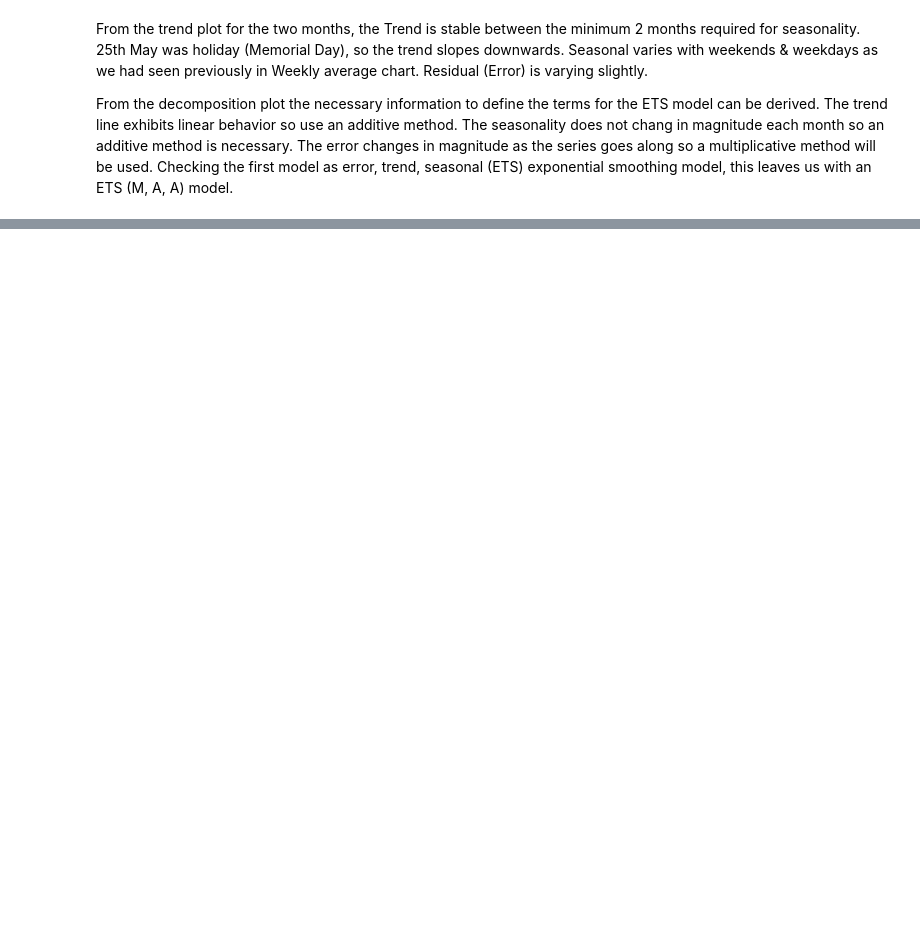
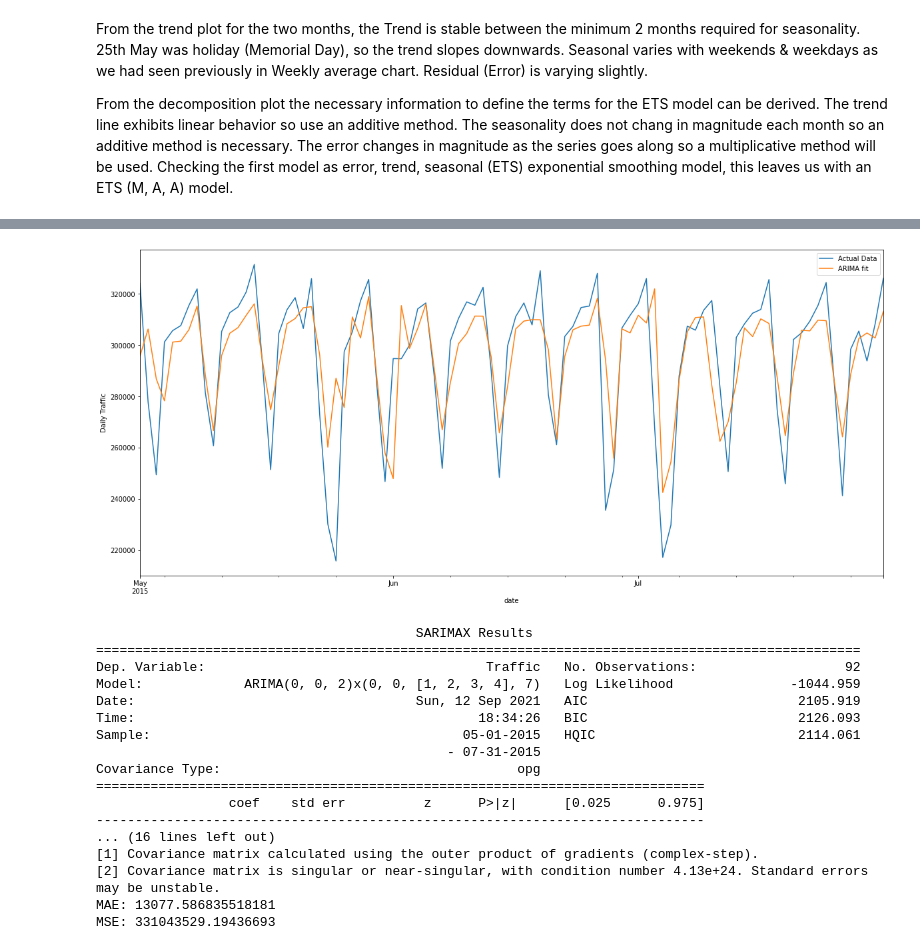
Before and after one commit to AdhirKirtikar/OCBCHack-IT, a Jupyter notebook: US Traffic 2015 Analysis.ipynb, the cells around one changed output, grey strips where cells are left out. Drawn from its saved outputs; the diff is of its cells as text; code cells hidden in the pictures; blank space fills up the shorter version.

```diff
--- a/US Traffic 2015 Analysis.ipynb
+++ b/US Traffic 2015 Analysis.ipynb
@@ -671,0 +816,41 @@ print(dfPredictETS)
+# %%
+# Create a model based on Traffic values with ARIMA(0,0,2)(0,0,4) model with weekly seasonal i.e. 7 days periods
+modelARIMA002006 = sm.tsa.arima.ARIMA(acfInput, order=(0, 0, 2), seasonal_order=(0, 0, 4, 7))
+
+# Prepare the plot area
+plt.rcParams["figure.figsize"] = (20, 9)
+
+# Fit the model
+fitARIMA002006 = modelARIMA002006.fit()
+
+# Label and plot the actual data and the fitted model
+acfInput.plot(label="Actual Data")
+fitARIMA002006.fittedvalues.plot(label="ARIMA fit")
+plt.ylabel("Daily Traffic")
+
+plt.legend()
+plt.show()
+
+# Display some statistics of the model
+print(fitARIMA002006.summary())
+print("MAE:", fitARIMA002006.mae)
+print("MSE:", fitARIMA002006.mse)
+# %% [output]
+[figure, added]
+                                         SARIMAX Results
+==================================================================================================
+Dep. Variable:                                    Traffic   No. Observations:                   92
+Model:             ARIMA(0, 0, 2)x(0, 0, [1, 2, 3, 4], 7)   Log Likelihood               -1044.959
+Date:                                    Sun, 12 Sep 2021   AIC                           2105.919
+Time:                                            18:34:26   BIC                           2126.093
+Sample:                                        05-01-2015   HQIC                          2114.061
+                                             - 07-31-2015
+Covariance Type:                                      opg
+==============================================================================
+                 coef    std err          z      P>|z|      [0.025      0.975]
+------------------------------------------------------------------------------
+... (16 lines left out)
+[1] Covariance matrix calculated using the outer product of gradients (complex-step).
+[2] Covariance matrix is singular or near-singular, with condition number 4.13e+24. Standard errors may be unstable.
+MAE: 13077.586835518181
+MSE: 331043529.19436693
```
Also changed, not shown: parts of 17 cells of this notebook.
